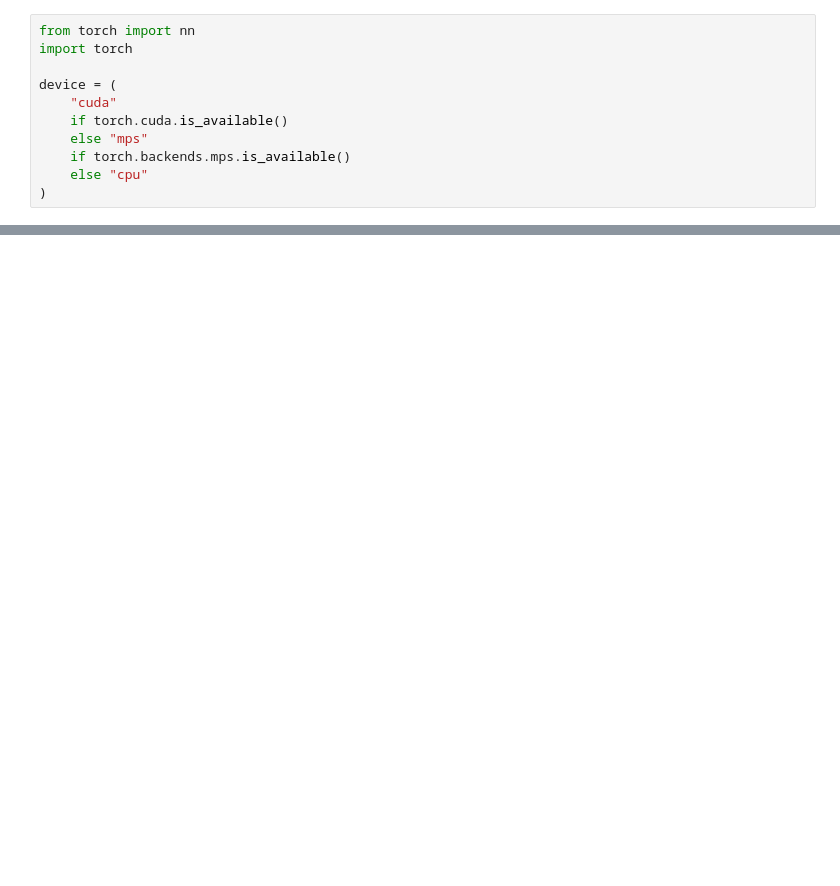
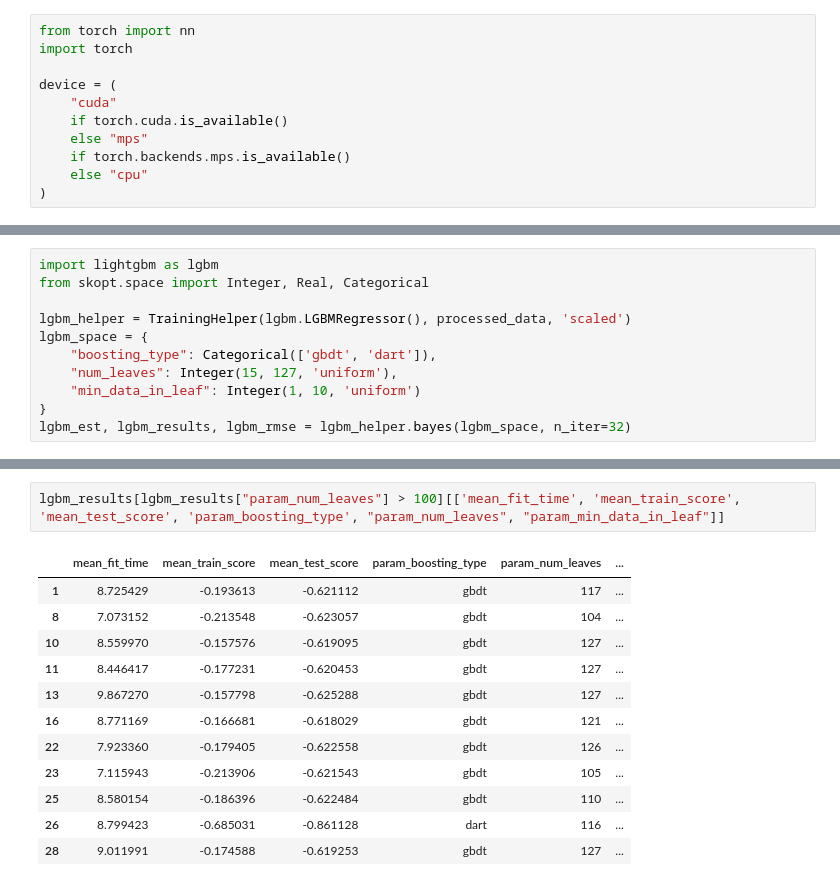
Before and after one commit to papaymaguire/ece219-project4, a Jupyter notebook: project4/notebooks/wine_nb.ipynb, the cells around one changed output, grey strips where cells are left out. Cells and saved outputs as stored; diff of their text form; blank space fills up the shorter version.

```diff
--- a/project4/notebooks/wine_nb.ipynb
+++ b/project4/notebooks/wine_nb.ipynb
@@ -447,0 +546,11 @@ BayesSearchCV(cv=10, estimator=LGBMRegressor(), n_iter=32,
+# %%
+import lightgbm as lgbm
+from skopt.space import Integer, Real, Categorical
+
+lgbm_helper = TrainingHelper(lgbm.LGBMRegressor(), processed_data, 'scaled')
+lgbm_space = {
+    "boosting_type": Categorical(['gbdt', 'dart']),
+    "num_leaves": Integer(15, 127, 'uniform'),
+    "min_data_in_leaf": Integer(1, 10, 'uniform')
+}
+lgbm_est, lgbm_results, lgbm_rmse = lgbm_helper.bayes(lgbm_space, n_iter=32)
@@ -447,0 +742,15 @@ BayesSearchCV(cv=10, estimator=LGBMRegressor(), n_iter=32,
+# %%
+lgbm_results[lgbm_results["param_num_leaves"] > 100][['mean_fit_time', 'mean_train_score', 'mean_test_score', 'param_boosting_type', "param_num_leaves", "param_min_data_in_leaf"]]
+# %% [output]
+|  | mean_fit_time | mean_train_score | mean_test_score | param_boosting_type | param_num_leaves | ... |
+| 1 | 8.725429 | -0.193613 | -0.621112 | gbdt | 117 | ... |
+| 8 | 7.073152 | -0.213548 | -0.623057 | gbdt | 104 | ... |
+| 10 | 8.559970 | -0.157576 | -0.619095 | gbdt | 127 | ... |
+| 11 | 8.446417 | -0.177231 | -0.620453 | gbdt | 127 | ... |
+| 13 | 9.867270 | -0.157798 | -0.625288 | gbdt | 127 | ... |
+| 16 | 8.771169 | -0.166681 | -0.618029 | gbdt | 121 | ... |
+| 22 | 7.923360 | -0.179405 | -0.622558 | gbdt | 126 | ... |
+| 23 | 7.115943 | -0.213906 | -0.621543 | gbdt | 105 | ... |
+| 25 | 8.580154 | -0.186396 | -0.622484 | gbdt | 110 | ... |
+| 26 | 8.799423 | -0.685031 | -0.861128 | dart | 116 | ... |
+| 28 | 9.011991 | -0.174588 | -0.619253 | gbdt | 127 | ... |
```
Also changed, not shown: parts of 70 cells of this notebook, 2 other files.
